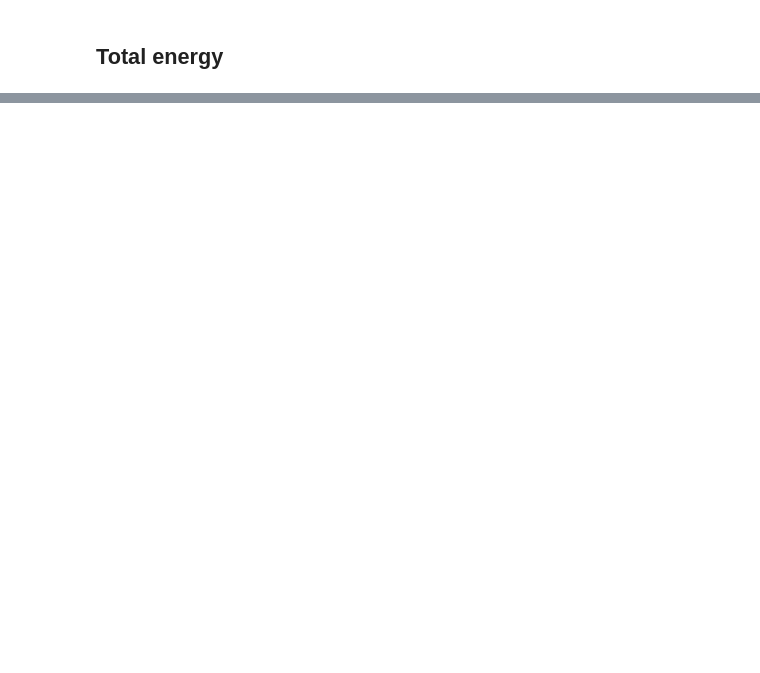
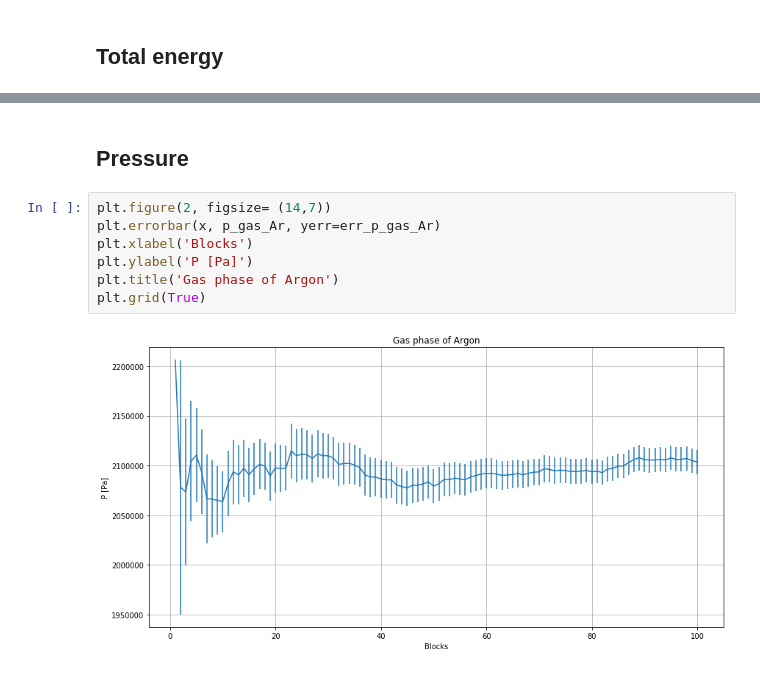
Before and after one commit to GretaPerdichizzi/LSN_Perdichizzi, a Jupyter notebook: NOTEBOOKS/Exercise04.ipynb, the cells around one changed output, grey strips where cells are left out. Drawn from its saved outputs; the diff is of its cells as text; blank space fills up the shorter version.

```diff
--- a/NOTEBOOKS/Exercise04.ipynb
+++ b/NOTEBOOKS/Exercise04.ipynb
@@ -344,0 +369,11 @@ plt.grid(True)
+# %% [markdown]
+## Pressure
+# %%
+plt.figure(2, figsize= (14,7))
+plt.errorbar(x, p_gas_Ar, yerr=err_p_gas_Ar)
+plt.xlabel('Blocks')
+plt.ylabel('P [Pa]')
+plt.title('Gas phase of Argon')
+plt.grid(True)
+# %% [output]
+[figure, added]
```
Also changed, not shown: parts of 18 cells of this notebook, 1 other file.
